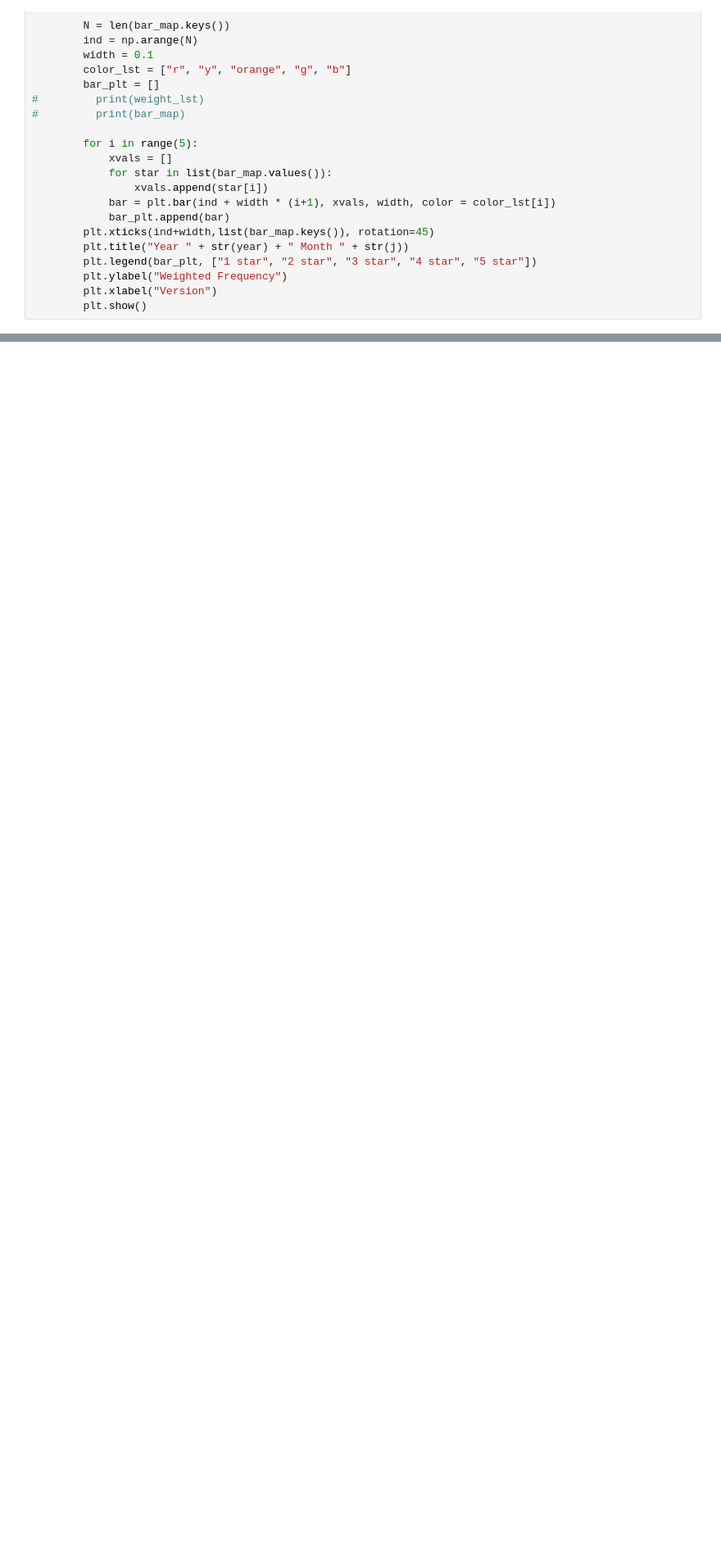
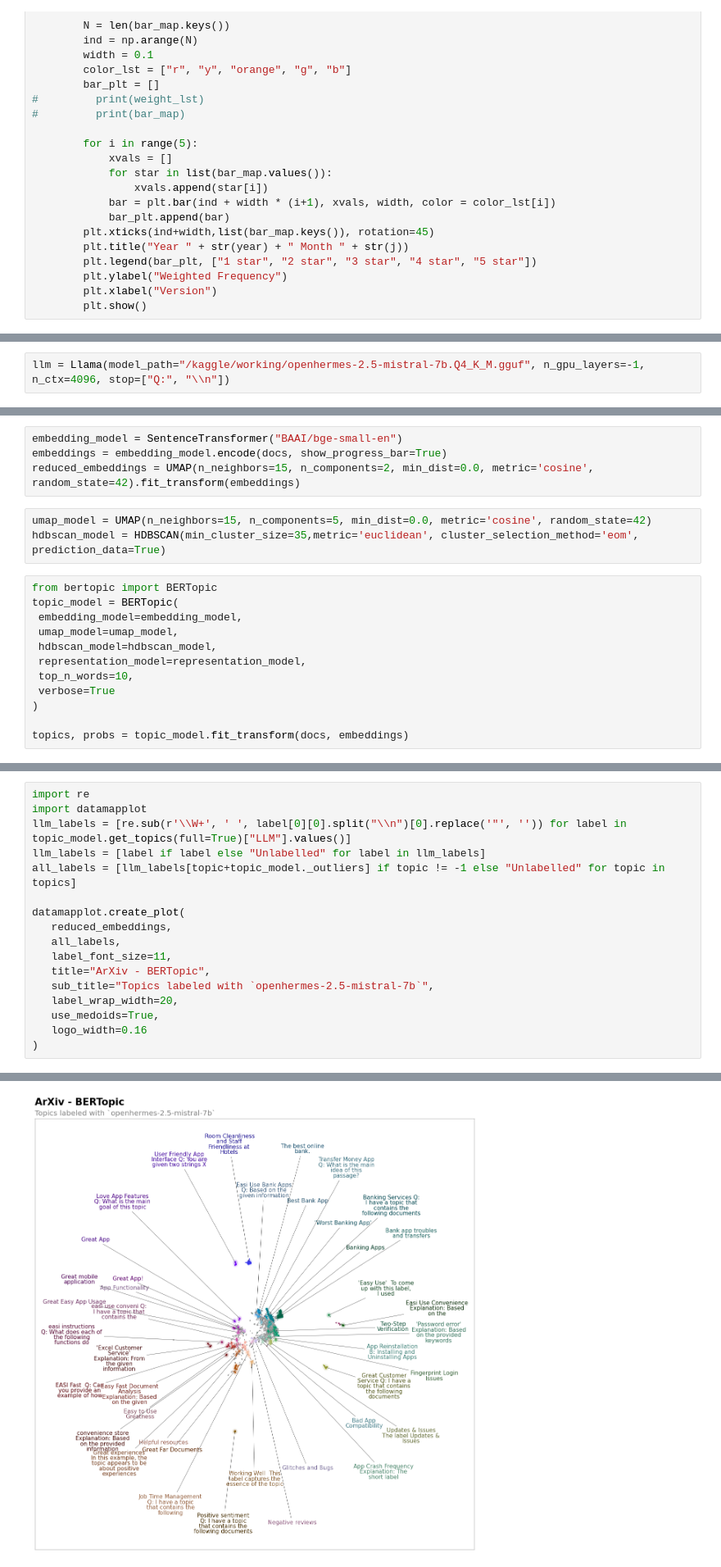
Before and after one commit to quangbui04/Scotiabank-Challenge, a Jupyter notebook: scotiabank-datathon.ipynb, the cells around one changed output, grey strips where cells are left out. Shown at 82% size. Drawn from its saved outputs; the diff is of its cells as text; blank space fills up the shorter version.

Commit message:
Kaggle Notebook | Scotiabank Datathon | Version 9

```diff
--- a/scotiabank-datathon.ipynb
+++ b/scotiabank-datathon.ipynb
@@ -301,0 +513,2 @@ plt.show()
+# %%
+llm = Llama(model_path="/kaggle/working/openhermes-2.5-mistral-7b.Q4_K_M.gguf", n_gpu_layers=-1, n_ctx=4096, stop=["Q:", "\\n"])
@@ -301,0 +545,19 @@ plt.show()
+# %%
+embedding_model = SentenceTransformer("BAAI/bge-small-en")
+embeddings = embedding_model.encode(docs, show_progress_bar=True)
+reduced_embeddings = UMAP(n_neighbors=15, n_components=2, min_dist=0.0, metric='cosine', random_state=42).fit_transform(embeddings)
+# %%
+umap_model = UMAP(n_neighbors=15, n_components=5, min_dist=0.0, metric='cosine', random_state=42)
+hdbscan_model = HDBSCAN(min_cluster_size=35,metric='euclidean', cluster_selection_method='eom', prediction_data=True)
+# %%
+from bertopic import BERTopic
+topic_model = BERTopic(
+ embedding_model=embedding_model,
+ umap_model=umap_model,
+ hdbscan_model=hdbscan_model,
+ representation_model=representation_model,
+ top_n_words=10,
+ verbose=True
+)
+
+topics, probs = topic_model.fit_transform(docs, embeddings)
@@ -301,0 +624,18 @@ plt.show()
+# %%
+import re
+import datamapplot
+llm_labels = [re.sub(r'\\W+', ' ', label[0][0].split("\\n")[0].replace('"', '')) for label in topic_model.get_topics(full=True)["LLM"].values()]
+llm_labels = [label if label else "Unlabelled" for label in llm_labels]
+all_labels = [llm_labels[topic+topic_model._outliers] if topic != -1 else "Unlabelled" for topic in topics]
+
+datamapplot.create_plot(
+   reduced_embeddings,
+   all_labels,
+   label_font_size=11,
+   title="ArXiv - BERTopic",
+   sub_title="Topics labeled with `openhermes-2.5-mistral-7b`",
+   label_wrap_width=20,
+   use_medoids=True,
+   logo_width=0.16
+)
+# %% [output]
@@ -301,0 +644 @@ plt.show()
+[figure, added]
```
Also changed, not shown: parts of 37 cells of this notebook.
